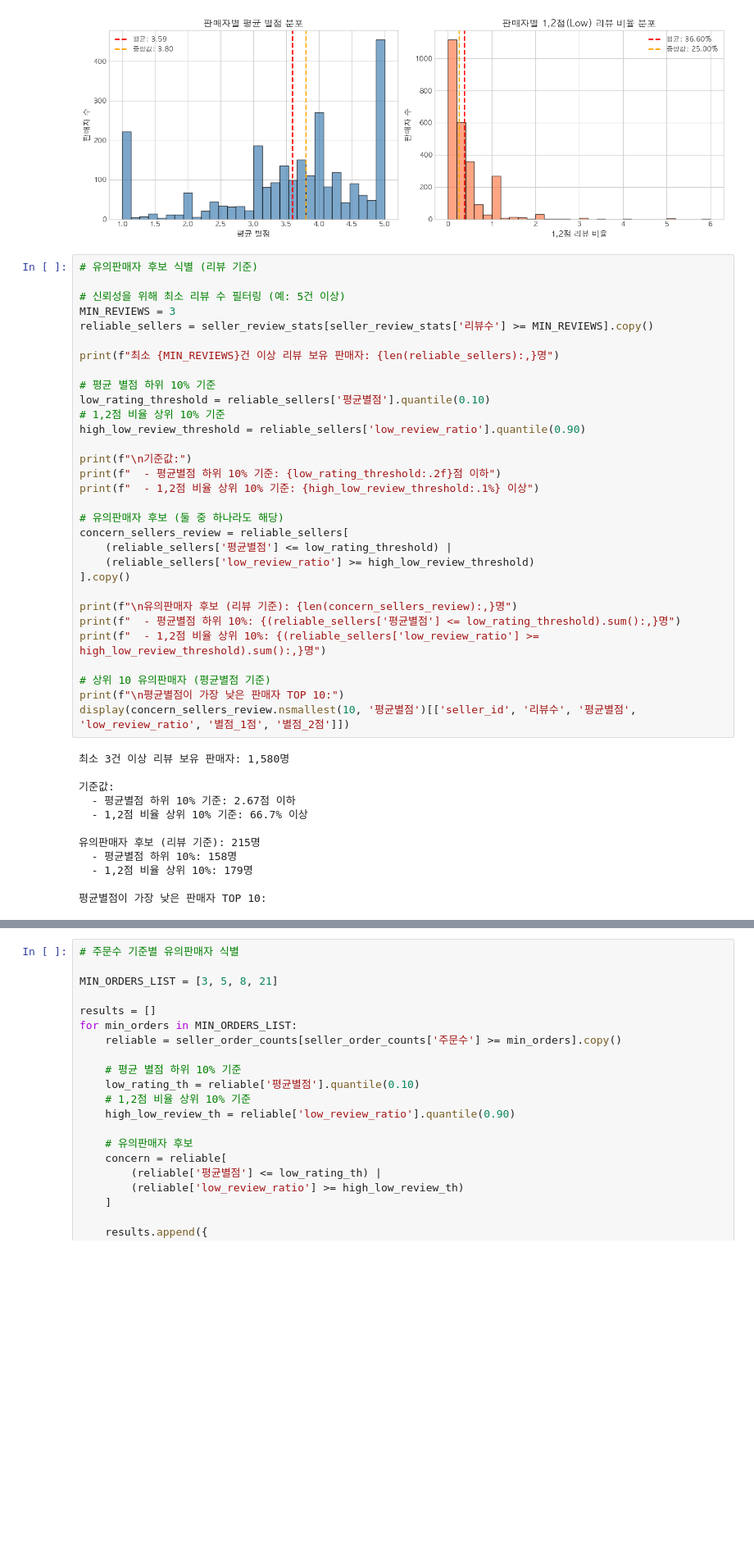
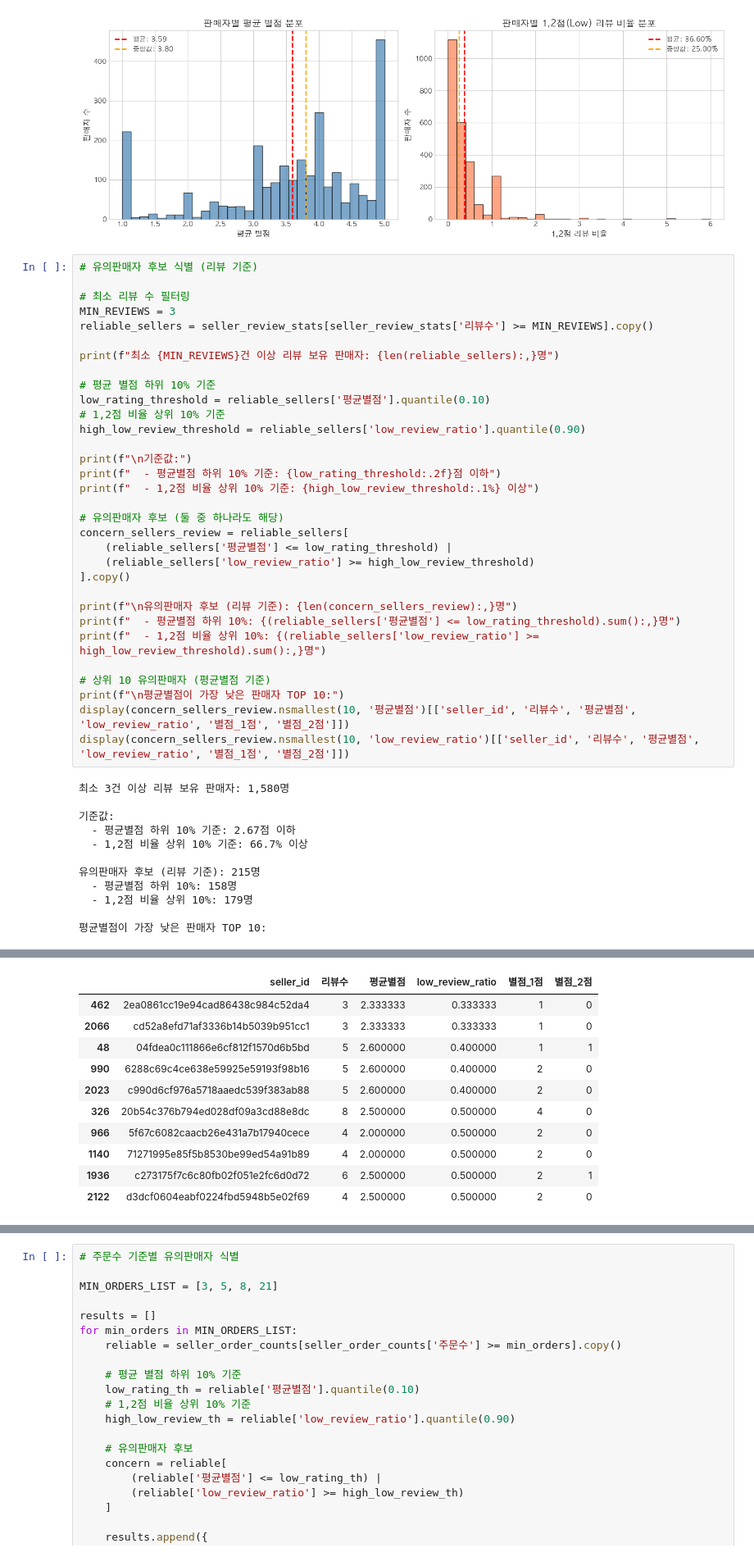
Before and after one commit to YuSeok-Kwon/Olist-Predictive-Modeling, a Jupyter notebook: kys/kys.Eda6.ipynb, the cells around one changed output, grey strips where cells are left out. Shown at 82% size. Saved outputs shown, nothing was run; the diff lists cells and outputs as text; blank space fills up the shorter version.

```diff
--- a/kys/kys.Eda6.ipynb
+++ b/kys/kys.Eda6.ipynb
@@ -438,7 +438,7 @@ plt.show()
 # %%
 # 유의판매자 후보 식별 (리뷰 기준)
 
-# 신뢰성을 위해 최소 리뷰 수 필터링 (예: 5건 이상)
+# 최소 리뷰 수 필터링
 MIN_REVIEWS = 3
 reliable_sellers = seller_review_stats[seller_review_stats['리뷰수'] >= MIN_REVIEWS].copy()
 
@@ -462,33 +462,45 @@ concern_sellers_review = reliable_sellers[
 print(f"\n유의판매자 후보 (리뷰 기준): {len(concern_sellers_review):,}명")
 print(f"  - 평균별점 하위 10%: {(reliable_sellers['평균별점'] <= low_rating_threshold).sum():,}명")
 print(f"  - 1,2점 비율 상위 10%: {(reliable_sellers['low_review_ratio'] >= high_low_review_threshold).sum():,}명")
 
 # 상위 10 유의판매자 (평균별점 기준)
 print(f"\n평균별점이 가장 낮은 판매자 TOP 10:")
 display(concern_sellers_review.nsmallest(10, '평균별점')[['seller_id', '리뷰수', '평균별점', 'low_review_ratio', '별점_1점', '별점_2점']])
+display(concern_sellers_review.nsmallest(10, 'low_review_ratio')[['seller_id', '리뷰수', '평균별점', 'low_review_ratio', '별점_1점', '별점_2점']])
 # %% [output]
 최소 3건 이상 리뷰 보유 판매자: 1,580명
 
 기준값:
   - 평균별점 하위 10% 기준: 2.67점 이하
   - 1,2점 비율 상위 10% 기준: 66.7% 이상
 
 유의판매자 후보 (리뷰 기준): 215명
   - 평균별점 하위 10%: 158명
   - 1,2점 비율 상위 10%: 179명
 
 평균별점이 가장 낮은 판매자 TOP 10:
 |  | seller_id | 리뷰수 | 평균별점 | low_review_ratio | 별점_1점 | 별점_2점 |
 | 802 | 5151aea44289d6c6b090ee31c2132508 | 3 | 1.000000 | 1.000000 | 3 | 0 |
 | 920 | 5b35136197710e16ac5e7b7c2bd4ea85 | 3 | 1.000000 | 1.333333 | 4 | 0 |
 | 1414 | 8b87cd0d43d49b9bdf40f56229364d59 | 3 | 1.000000 | 1.000000 | 3 | 0 |
 | 1424 | 8c3b533c63cca56240f94f1e3a6b18ef | 3 | 1.000000 | 1.666667 | 5 | 0 |
 | 1967 | c4f7fee5b0db50e87766f5a4d1b1b758 | 3 | 1.000000 | 1.000000 | 3 | 0 |
 | 2412 | f1b93673502375d491780bb49d615dbc | 3 | 1.000000 | 1.666667 | 5 | 0 |
 | 2456 | f5f1f2c5f923f36ad79ea1d07185ddc9 | 3 | 1.000000 | 1.333333 | 4 | 0 |
 | 676 | 4342d4b2ba6b161468c63a7e7cfce593 | 15 | 1.066667 | 1.000000 | 14 | 1 |
 | 739 | 4b1eaadf791bdbbad8c4a35b65236d52 | 5 | 1.200000 | 1.000000 | 4 | 1 |
 | 2043 | cb5df0dcb9e280b1780e9d589889f2c7 | 8 | 1.200000 | 1.125000 | 9 | 0 |
+|  | seller_id | 리뷰수 | 평균별점 | low_review_ratio | 별점_1점 | 별점_2점 |
+| 462 | 2ea0861cc19e94cad86438c984c52da4 | 3 | 2.333333 | 0.333333 | 1 | 0 |
+| 2066 | cd52a8efd71af3336b14b5039b951cc1 | 3 | 2.333333 | 0.333333 | 1 | 0 |
+| 48 | 04fdea0c111866e6cf812f1570d6b5bd | 5 | 2.600000 | 0.400000 | 1 | 1 |
+| 990 | 6288c69c4ce638e59925e59193f98b16 | 5 | 2.600000 | 0.400000 | 2 | 0 |
+| 2023 | c990d6cf976a5718aaedc539f383ab88 | 5 | 2.600000 | 0.400000 | 2 | 0 |
+| 326 | 20b54c376b794ed028df09a3cd88e8dc | 8 | 2.500000 | 0.500000 | 4 | 0 |
+| 966 | 5f67c6082caacb26e431a7b17940cece | 4 | 2.000000 | 0.500000 | 2 | 0 |
+| 1140 | 71271995e85f5b8530be99ed54a91b89 | 4 | 2.000000 | 0.500000 | 2 | 0 |
+| 1936 | c273175f7c6c80fb02f051e2fc6d0d72 | 6 | 2.500000 | 0.500000 | 2 | 1 |
+| 2122 | d3dcf0604eabf0224fbd5948b5e02f69 | 4 | 2.500000 | 0.500000 | 2 | 0 |
 # %%
 # 유의판매자 후보 식별 (주문수 기준)
 print("=" * 70)
```
Also changed, not shown: parts of 11 cells of this notebook.
